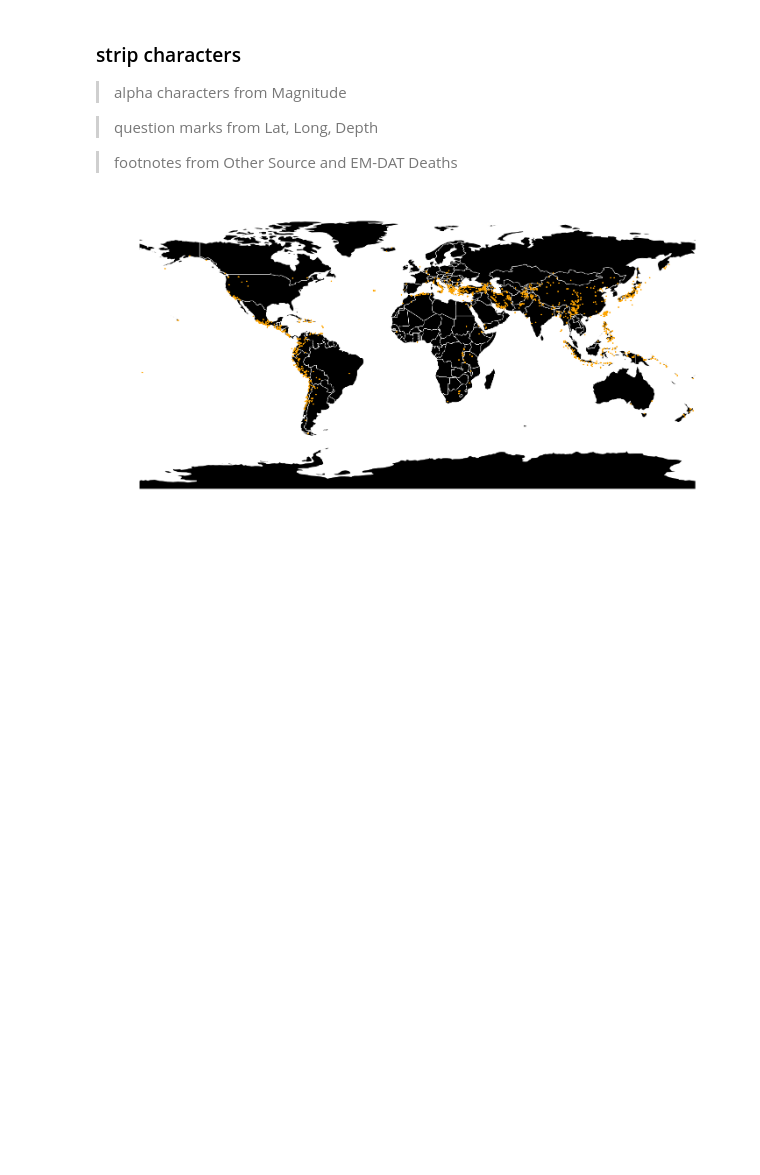
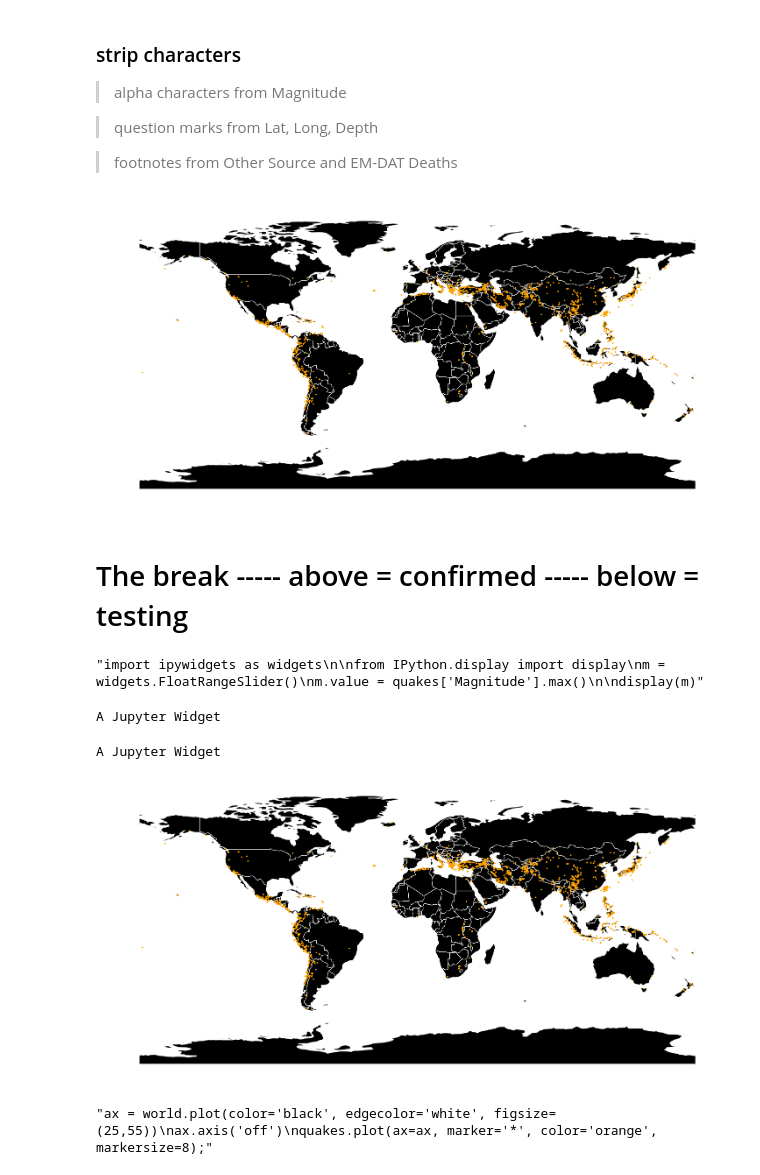
Before and after one commit to DataScienceBS/data-question-3-tornado-bombers, a Jupyter notebook: DataScienceQuestion3.ipynb, the cells around one changed output. Saved outputs shown, nothing was run; the diff lists cells and outputs as text; code cells hidden in the pictures; blank space fills up the shorter version.

Commit message:
Mapped and ipywidgets ALMOST working

```diff
--- a/DataScienceQuestion3.ipynb
+++ b/DataScienceQuestion3.ipynb
@@ -37,7 +57,7 @@ pattern = r'\(.*\)|\[.*\]|\D'
 quakes['Other Source Deaths'] = quakes['Other Source Deaths'].str.replace(pattern,"")
 quakes['EM-DAT Total Deaths'] = quakes['EM-DAT Total Deaths'].str.replace(pattern,"")
 
-mag_pattern = r'[^\.\d]+'
+mag_pattern = r'[^\.\d].*'
 quakes['Magnitude'] = quakes['Magnitude'].str.replace(mag_pattern, "")
 
 quakes['Other Source Deaths'] = pd.to_numeric(quakes['Other Source Deaths'])
@@ -78,3 +98,62 @@ ax.axis('off')
 quakes.plot(ax=ax, marker='*', color='orange', markersize=8);
 # %% [output]
 [figure]
+# %% [markdown]
+# The break ----- above = confirmed ----- below = testing
+# %%
+'''import ipywidgets as widgets
+
+from IPython.display import display
+m = widgets.FloatRangeSlider()
+m.value = quakes['Magnitude'].max()
+
+display(m)'''
+# %% [output]
+"import ipywidgets as widgets\n\nfrom IPython.display import display\nm = widgets.FloatRangeSlider()\nm.value = quakes['Magnitude'].max()\n\ndisplay(m)"
+# %%
+from IPython import display
+from ipywidgets import widgets
+from IPython.display import display, clear_output
+
+
+m = widgets.FloatRangeSlider(
+    value=(0, 15),
+    min=quakes['Magnitude'].min(),
+    max=quakes['Magnitude'].max(),
+    description='Magnitude',
+    continuous_update=True,
+)
+
+display(m)
+# %% [output]
+A Jupyter Widget
+# %%
+m = widgets.FloatRangeSlider(
+    value=(0, 15),
+    min=quakes['Magnitude'].min(),
+    max=quakes['Magnitude'].max(),
+    description='Magnitude',
+    continuous_update=False,
+)
+display(m)
+
+def response(change):
+    clear_output(wait=True)
+    display(m)
+    maximum = change['new'][1]
+    minimum = change['new'][0]
+
+    ax = world.plot(color='black', edgecolor='white', figsize=(25,55))
+    ax.axis('off')
+    quakes.plot(ax=ax, marker='*', color='orange', markersize=10);
+
+m.observe(response, names='value')
+# %% [output]
+A Jupyter Widget
+[figure, added]
+# %%
+'''ax = world.plot(color='black', edgecolor='white', figsize=(25,55))
+ax.axis('off')
+quakes.plot(ax=ax, marker='*', color='orange', markersize=8);'''
+# %% [output]
+"ax = world.plot(color='black', edgecolor='white', figsize=(25,55))\nax.axis('off')\nquakes.plot(ax=ax, marker='*', color='orange', markersize=8);"
```
Also changed, not shown: parts of 7 cells of this notebook.
